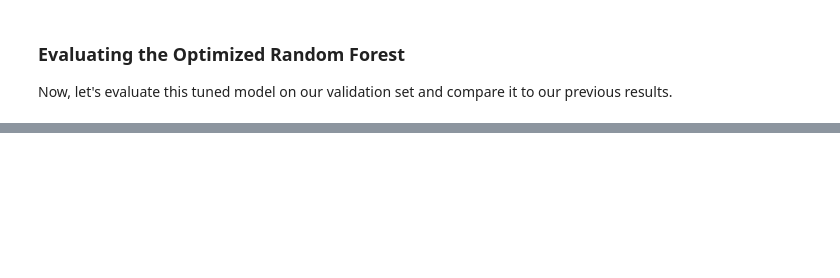
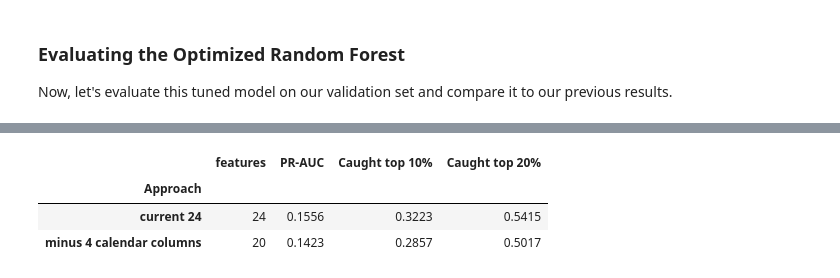
Before and after one commit to Break-Through-Tech/LexisNexis-1A-detecting-fraudulent-insurance-claims, a Jupyter notebook: notebooks/LexisNexis1A_M2_Task3.ipynb, the cells around one changed output, grey strips where cells are left out. Saved outputs shown, nothing was run; the diff lists cells and outputs as text; code cells hidden in the pictures; blank space fills up the shorter version.

```diff
--- a/notebooks/LexisNexis1A_M2_Task3.ipynb
+++ b/notebooks/LexisNexis1A_M2_Task3.ipynb
@@ -281,0 +364,51 @@ When compared to the original Logistic Regression baseline, our Tuned Random For
+# %%
+# CA's point against the month columns was that the pattern reflects
+# when the insurer ran investigations, not when fraud happened. The same
+# argument applies to day of week and week of month, and the fully grown
+# forest now leans on all four. Testing whether they earn their place.
+CALENDAR = ["DayOfWeek", "DayOfWeekClaimed", "WeekOfMonth", "WeekOfMonthClaimed"]
+
+
+def make_pre(feats):
+    num = X_train[feats].select_dtypes(include="number").columns.tolist()
+    cat = X_train[feats].select_dtypes(exclude="number").columns.tolist()
+    grouped = [c for c in ["Make", "PolicyType"] if c in cat]
+    regular = [c for c in cat if c not in grouped]
+    return ColumnTransformer([
+        ("numeric", Pipeline([
+            ("imputer", SimpleImputer(strategy="median")),
+            ("scaler", StandardScaler())]), num),
+        ("categorical", Pipeline([
+            ("imputer", SimpleImputer(strategy="most_frequent")),
+            ("onehot", OneHotEncoder(handle_unknown="ignore"))]), regular),
+        ("grouped_categorical", Pipeline([
+            ("imputer", SimpleImputer(strategy="most_frequent")),
+            ("onehot", OneHotEncoder(handle_unknown="infrequent_if_exist",
+                                     min_frequency=0.01))]), grouped),
+    ])
+
+
+calendar_sets = {
+    "current 24": MODEL_FEATURES,
+    "minus 4 calendar columns": [c for c in MODEL_FEATURES if c not in CALENDAR],
+}
+
+calendar_rows = []
+for name, feats in calendar_sets.items():
+    pipe = Pipeline([
+        ("pre", make_pre(feats)),
+        ("clf", RandomForestClassifier(n_estimators=500,
+                                       class_weight="balanced",
+                                       random_state=42, n_jobs=-1)),
+    ])
+    row = evaluate(name, pipe, X_train[feats], y_train, X_val[feats], y_val)
+    row["features"] = len(feats)
+    calendar_rows.append(row)
+
+cal_df = pd.DataFrame(calendar_rows).set_index("Approach").round(4)
+display(cal_df[["features", "PR-AUC", "Caught top 10%", "Caught top 20%"]])
+# %% [output]
+|  | features | PR-AUC | Caught top 10% | Caught top 20% |
+| Approach |  |  |  |  |
+| current 24 | 24 | 0.1556 | 0.3223 | 0.5415 |
+| minus 4 calendar columns | 20 | 0.1423 | 0.2857 | 0.5017 |
```
Also changed, not shown: parts of 16 cells of this notebook.
